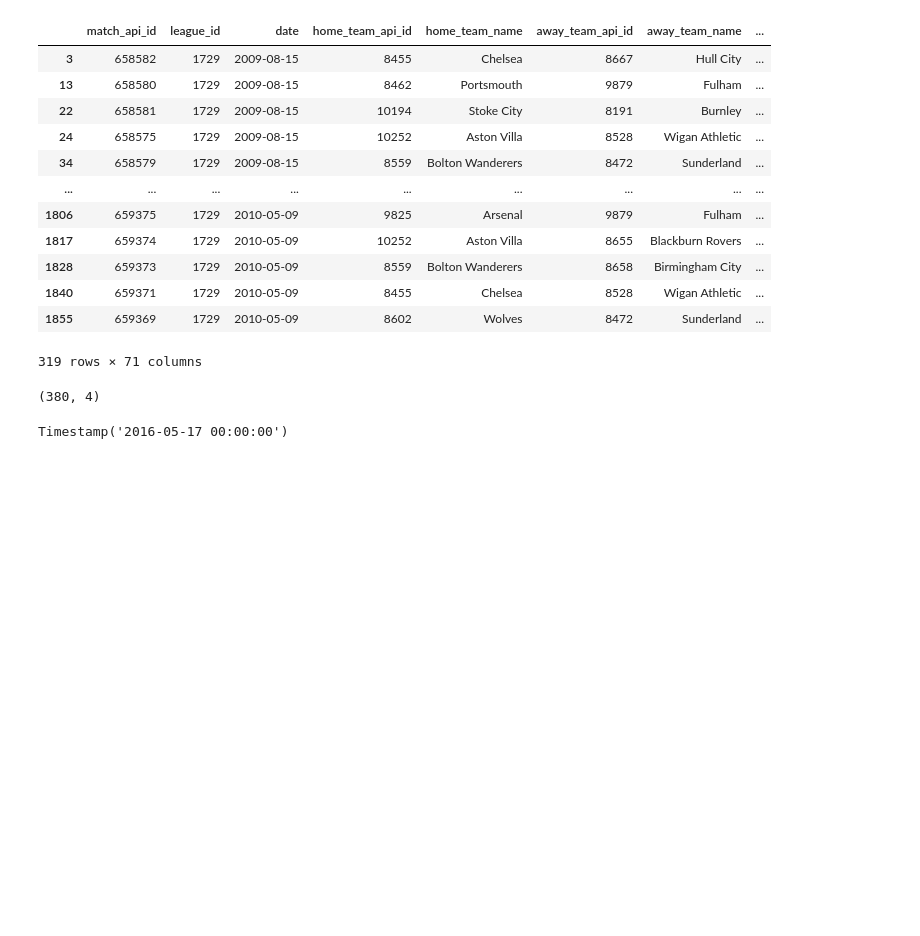
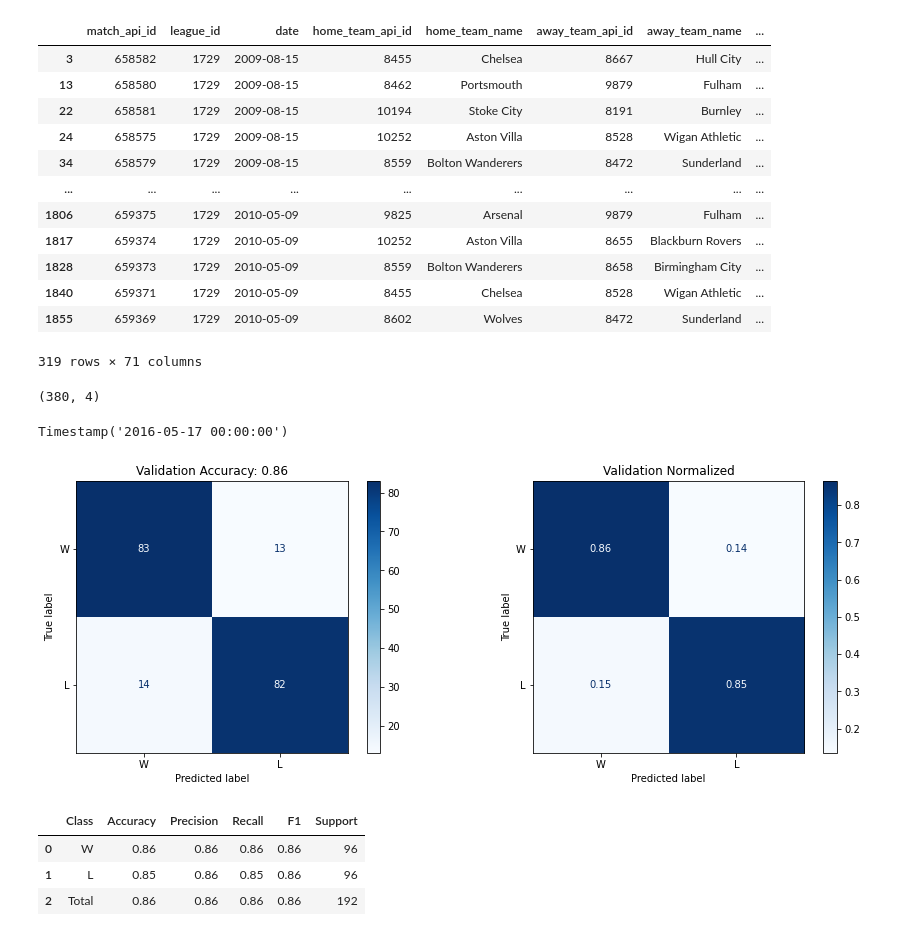
Before and after one commit to kcelebi/euro-football-officials-ML, a Jupyter notebook: pysrc/RF_laliga.ipynb, the cells around one changed output. Drawn from its saved outputs; the diff is of its cells as text; code cells hidden in the pictures; blank space fills up the shorter version.

```diff
--- a/pysrc/RF_laliga.ipynb
+++ b/pysrc/RF_laliga.ipynb
@@ -288,3 +275,11 @@ short_09.shape
 epl_data['date'].max()
 # %% [output]
 Timestamp('2016-05-17 00:00:00')
+# %%
+metric_suite(laliga_clf, X_test, y_test, cm= True,labels= ['W', 'L'], type_ = 'Validation', save = 'laliga_GO.png').round(2)
+# %% [output]
+[figure, added]
+|  | Class | Accuracy | Precision | Recall | F1 | Support |
+| 0 | W | 0.86 | 0.86 | 0.86 | 0.86 | 96 |
+| 1 | L | 0.85 | 0.86 | 0.85 | 0.86 | 96 |
+| 2 | Total | 0.86 | 0.86 | 0.86 | 0.86 | 192 |
```
Also changed, not shown: parts of 2 cells of this notebook, 4 other files.
